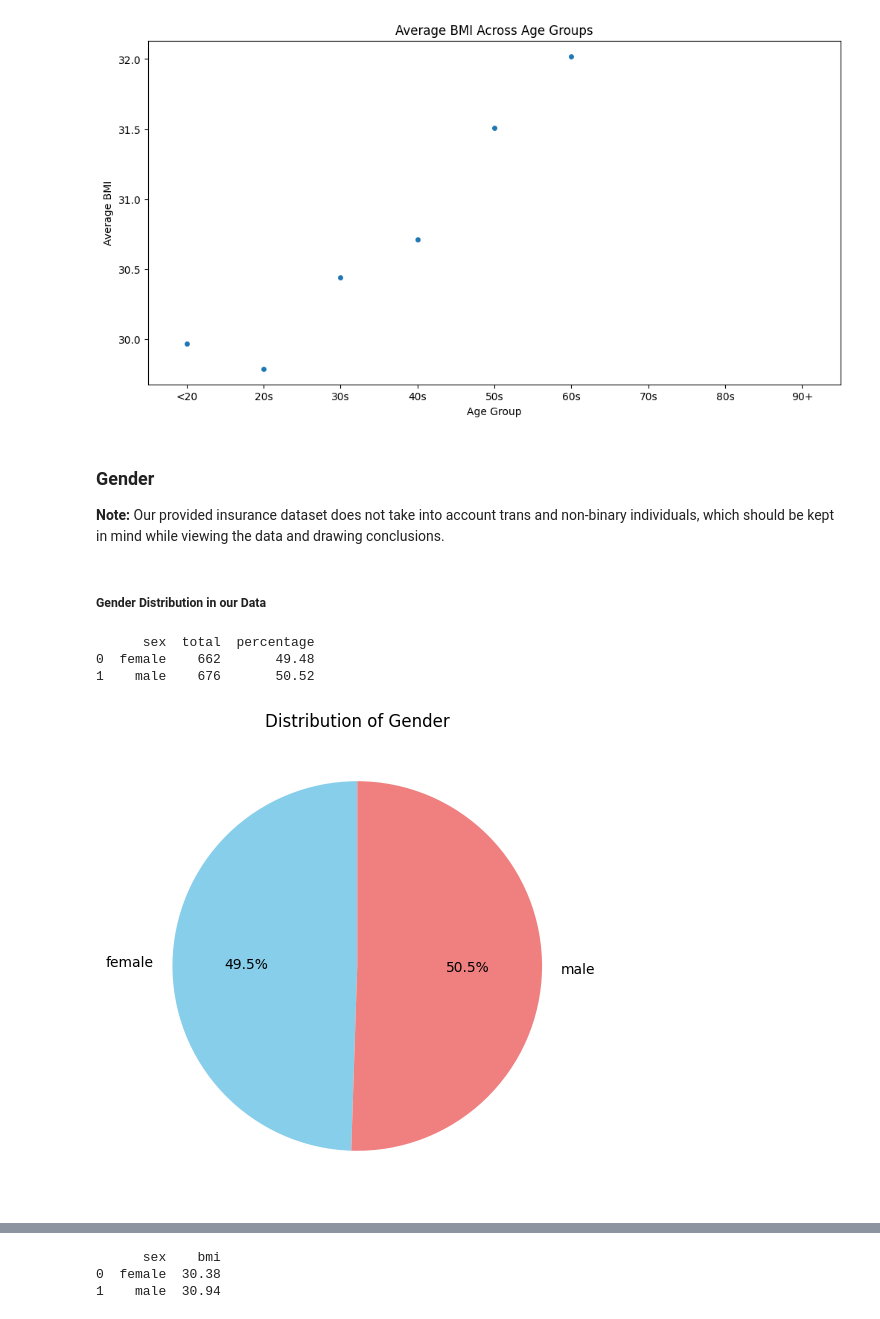
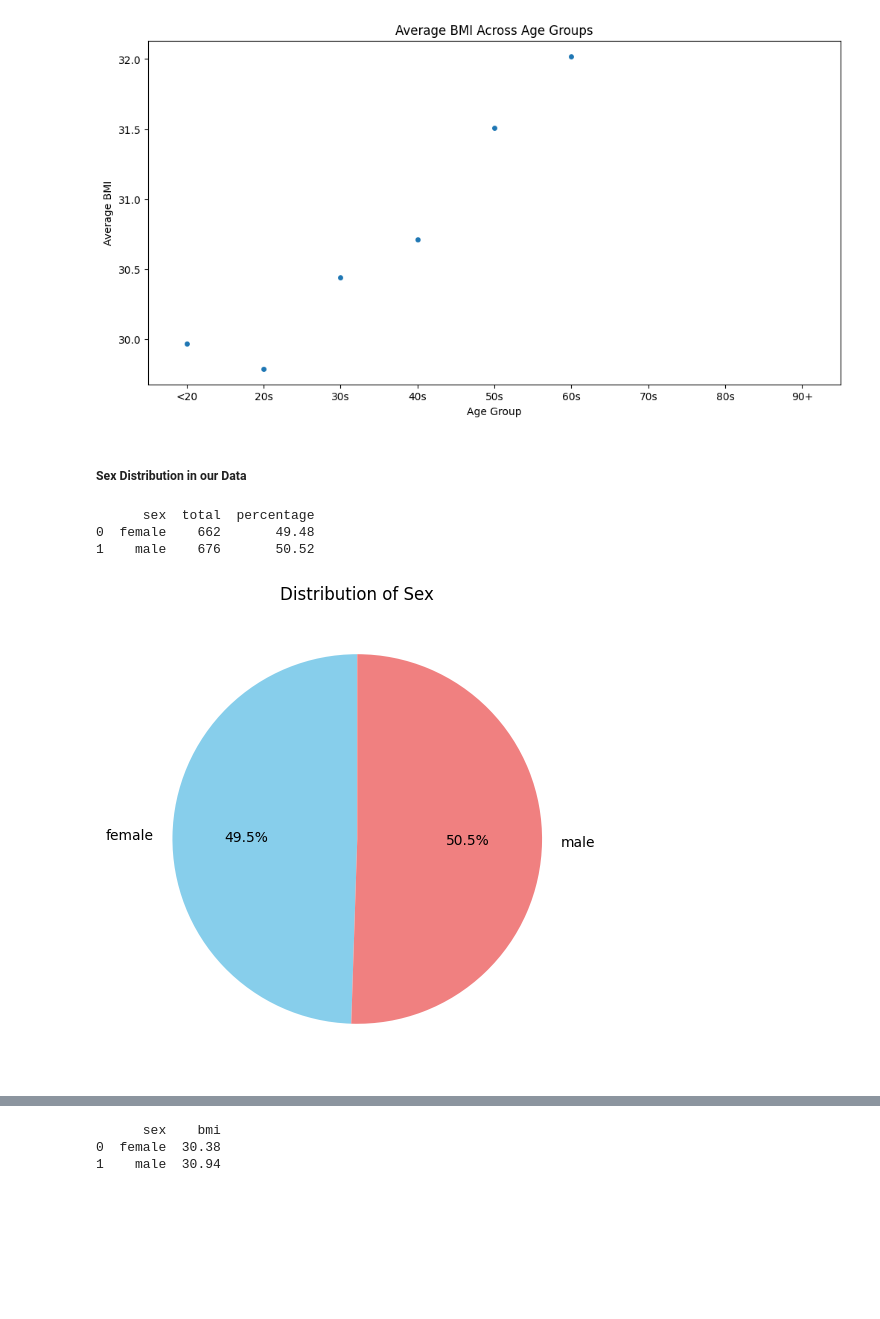
Before and after one commit to Evan-Roberts-808/U.S.-Medical-Insurance, a Jupyter notebook: us-medical-insurance-costs.ipynb, the cells around one changed output, grey strips where cells are left out. Drawn from its saved outputs; the diff is of its cells as text; code cells hidden in the pictures; blank space fills up the shorter version.

```diff
--- a/us-medical-insurance-costs.ipynb
+++ b/us-medical-insurance-costs.ipynb
@@ -296,25 +280,22 @@ plt.ylabel('Average BMI')
 plt.show()
 # %% [output]
 [figure]
-# %% [markdown]
-### Gender
-<p><b>Note:</b> Our provided insurance dataset does not take into account trans and non-binary individuals, which should be kept in mind while viewing the data and drawing conclusions.</p>
 # %% [markdown]
-##### Gender Distribution in our Data
+##### Sex Distribution in our Data
 # %%
-gender_distribution = insurance_df.groupby('sex').size().reset_index(name='total')
-gender_distribution['percentage'] = ((gender_distribution['total'] / gender_distribution['total'].sum()) * 100).round(2)
+sex_distribution = insurance_df.groupby('sex', observed=True).size().reset_index(name='total')
+sex_distribution['percentage'] = ((sex_distribution['total'] / sex_distribution['total'].sum()) * 100).round(2)
 
-print(gender_distribution)
+print(sex_distribution)
 # %% [output]
       sex  total  percentage
 0  female    662       49.48
 1    male    676       50.52
 # %%
 plt.figure(figsize=(6, 6))
-plt.pie(gender_distribution['percentage'], labels=gender_distribution['sex'], autopct='%1.1f%%', startangle=90, colors=['skyblue', 'lightcoral'])
-plt.title('Distribution of Gender')
+plt.pie(sex_distribution['percentage'], labels=sex_distribution['sex'], autopct='%1.1f%%', startangle=90, colors=['skyblue', 'lightcoral'])
+plt.title('Distribution of Sex')
 plt.show()
 # %% [output]
-[figure, old version]
+[figure, new version]
 # %% [markdown]
```
Also changed, not shown: parts of 54 cells of this notebook.
